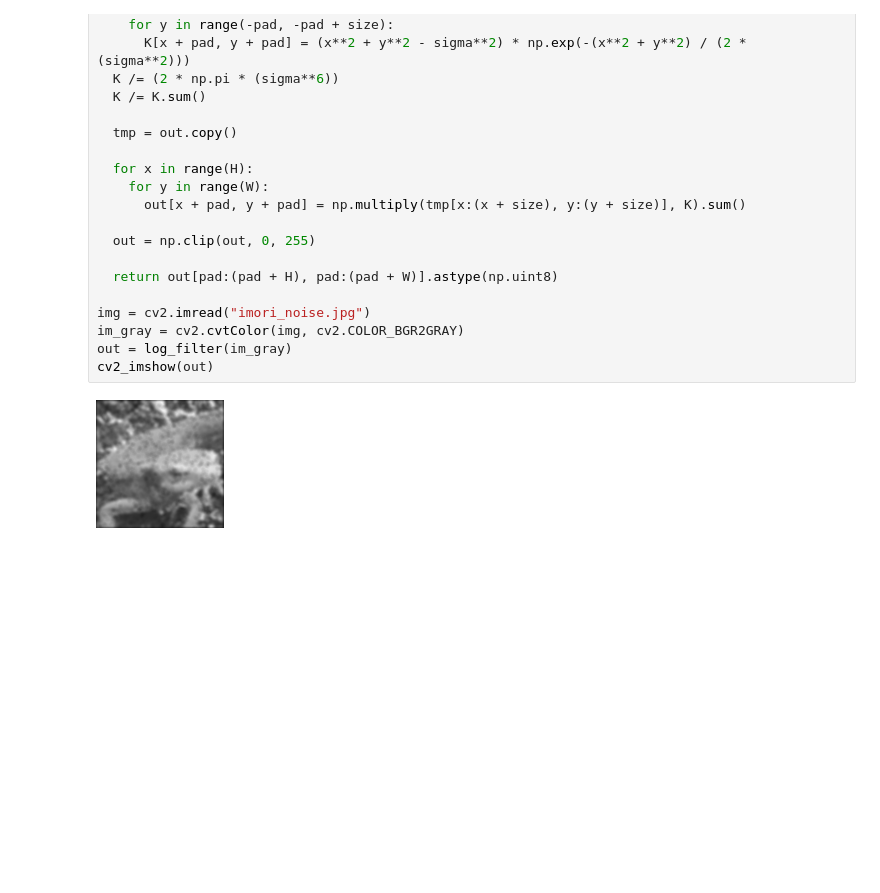
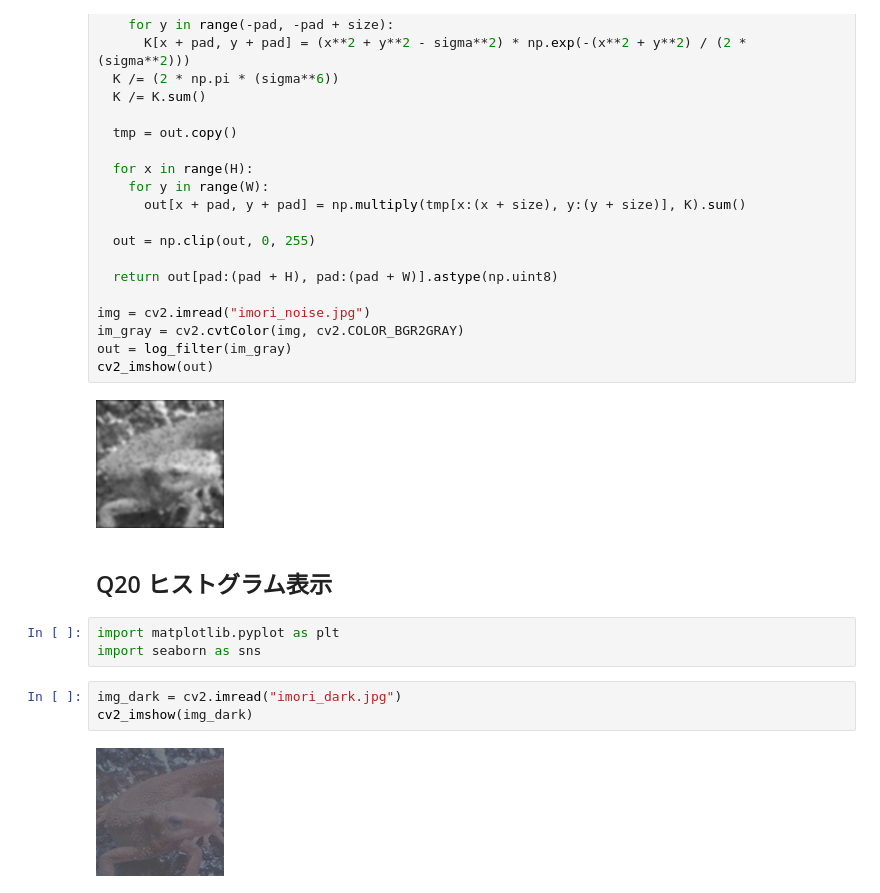
Before and after one commit to whatalnk/Gasyori100knock, a Jupyter notebook: notebooks/Question_11_20.ipynb, the cells around one changed output. Saved outputs shown, nothing was run; the diff lists cells and outputs as text; blank space fills up the shorter version.

```diff
--- a/notebooks/Question_11_20.ipynb
+++ b/notebooks/Question_11_20.ipynb
@@ -360,3 +360,13 @@ out = log_filter(im_gray)
 cv2_imshow(out)
 # %% [output]
 [figure]
+# %% [markdown]
+## Q20 ヒストグラム表示
+# %%
+import matplotlib.pyplot as plt
+import seaborn as sns
+# %%
+img_dark = cv2.imread("imori_dark.jpg")
+cv2_imshow(img_dark)
+# %% [output]
+[figure, added]
```
Also changed, not shown: parts of 2 cells of this notebook.
